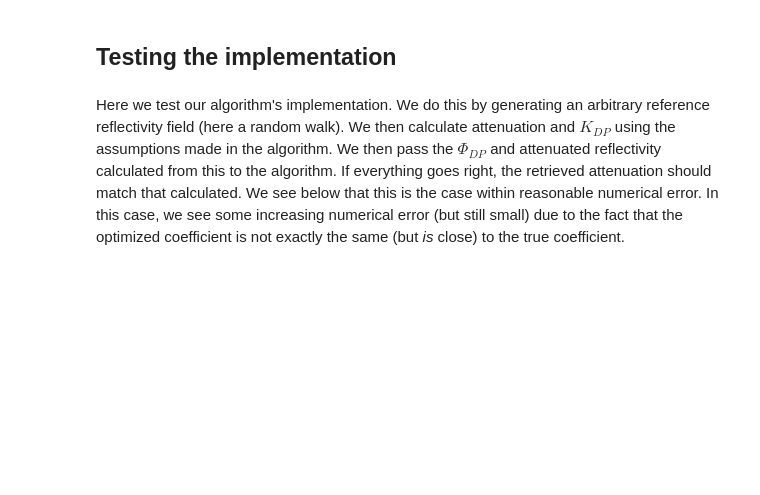
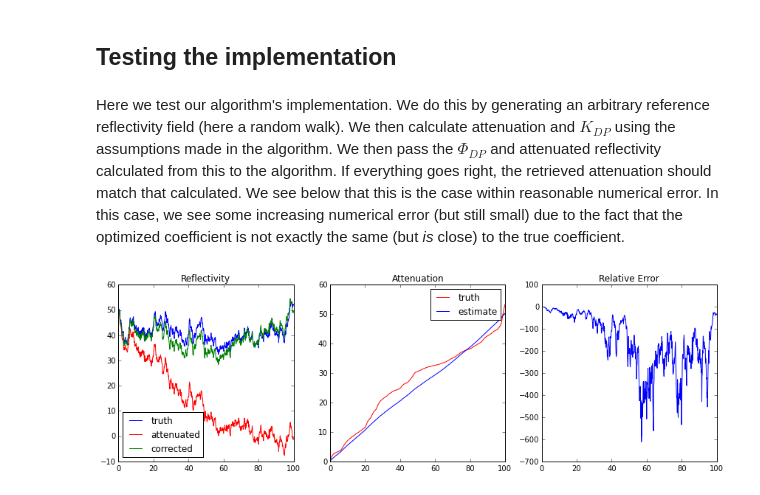
Before and after one commit to dopplershift/DissertationCode, a Jupyter notebook: notebooks/Self Consistent With Constraints.ipynb, the cells around one changed output. Cells and saved outputs as stored; diff of their text form; code cells hidden in the pictures; blank space fills up the shorter version.

```diff
--- a/notebooks/Self Consistent With Constraints.ipynb
+++ b/notebooks/Self Consistent With Constraints.ipynb
@@ -11,7 +11,7 @@ import matplotlib.pyplot as plt
 ## Algorithm Implementation
 # %%
 # This is the main calculation, as outlined in equation (24) in the Testud et al. (2000) paper
-def zphi(z, dr, delta_phi, b=0.7644, gamma=3.2e-1):
+def zphi_atten(z, dr, delta_phi, b=0.7644, gamma=3.2e-1):
     phi_factor = np.expm1(np.log(10) * b * gamma * delta_phi / 10.)
     return phi_factor * 10**((b / 10.) * z) / (I0(z, dr, b) + phi_factor * I(z, dr, b))
 # %%
@@ -33,21 +33,22 @@ def I0(z, dr, b):
     return coeff * b * np.trapz(10 ** ((b / 10.) * z), dx=dr)
 # %%
 def zphi_error(gamma, z, phi, dr, delta_phi, b):
-    A = zphi(z, dr, delta_phi, b, gamma)
+    A = zphi_atten(z, dr, delta_phi, b, gamma)
     phi_calc = (2. / gamma) * si.cumtrapz(A, dx=dr, initial=0)
     return np.abs(phi - phi_calc).mean()
 
-def tuned_zphi(z, phi, dr, delta_phi, b=0.7644):
-    gamma_min = 0.01
-    gamma_max = 0.5
-    gamma_default = 0.1
+def tuned_zphi(z, phi, dr, delta_phi, b=0.7644, gamma_default=0.1):
+    gamma_min = 0.4 * gamma_default
+    gamma_max = 1.6 * gamma_default
+
+    # Call SciPy scalar minimization routine
     ret = so.minimize_scalar(zphi_error, bounds=(gamma_min, gamma_max), args=(z, phi, dr, delta_phi, b),
                              method='Bounded')
     if ret.success:
         gamma = ret.x
-        print ret.message
+        #print ret.message
     else:
-        print 'Minimizer failed: %s' % ret.message
+        raise RuntimeError(ret.message)
         gamma = gamma_default
-    print 'Running zphi with gamma: %f' % gamma
-    return zphi(z, dr, delta_phi, b, gamma)
+    #print 'Running zphi with gamma: %f' % gamma
+    return gamma
@@ -75,7 +134,8 @@ Here we test our algorithm's implementation. We do this by generating an arbitra
 delta_r = 0.125 # km
 z_diffs = np.random.randn(100 / delta_r)
 z_gen = 50 + z_diffs.cumsum()
-#z_gen.fill(55)
+snr = np.empty_like(z_gen)
+snr.fill(25)
 # %%
 # Calculate data using assumptions
 z = z_gen.copy() # Used to make it easy to repeat with same random data
@@ -86,28 +146,29 @@ delta_phidp = phidp[-1] - phidp[0]
 atten_z = z - atten
 # %%
 # Run algorithm
-A_est = tuned_zphi(atten_z, phidp, delta_r, delta_phidp, b)
-corr_z = atten_z + (2 * delta_r * A_est).cumsum()
+A_est = self_consistent(snr, atten_z, phidp, delta_r, b, gamma, 0.).squeeze()
+corr_z = atten_z + A_est
 # %%
 # Plot some results
 rng = delta_r * np.arange(A.size)
-figsize(12, 4)
-fig,(ax1,ax2,ax3) = plt.subplots(1, 3)
+fig,(ax1,ax2,ax3) = plt.subplots(1, 3, figsize=(12, 4))
 ax1.plot(rng, z, 'b', label='truth')
 ax1.plot(rng, atten_z, 'r', label='attenuated')
 ax1.plot(rng, corr_z, 'g', label='corrected')
 ax1.legend(loc='lower left')
 ax1.set_title('Reflectivity')
 
-ax2.plot(rng, A, 'r', label='truth')
+ax2.plot(rng, atten, 'r', label='truth')
 ax2.plot(rng, A_est, 'b', label='estimate')
 ax2.set_title('Attenuation')
 ax2.legend()
 
 rel_err = (A - A_est) / A
 ax3.plot(rng, rel_err, label='Relative Error')
 ax3.set_title('Relative Error')
 fig.tight_layout()
+# %% [output]
+[figure, added]
 # %%
 # Look at the relative error
 rel_err.min(), rel_err.max()
```
Also changed, not shown: parts of 3 cells of this notebook.
